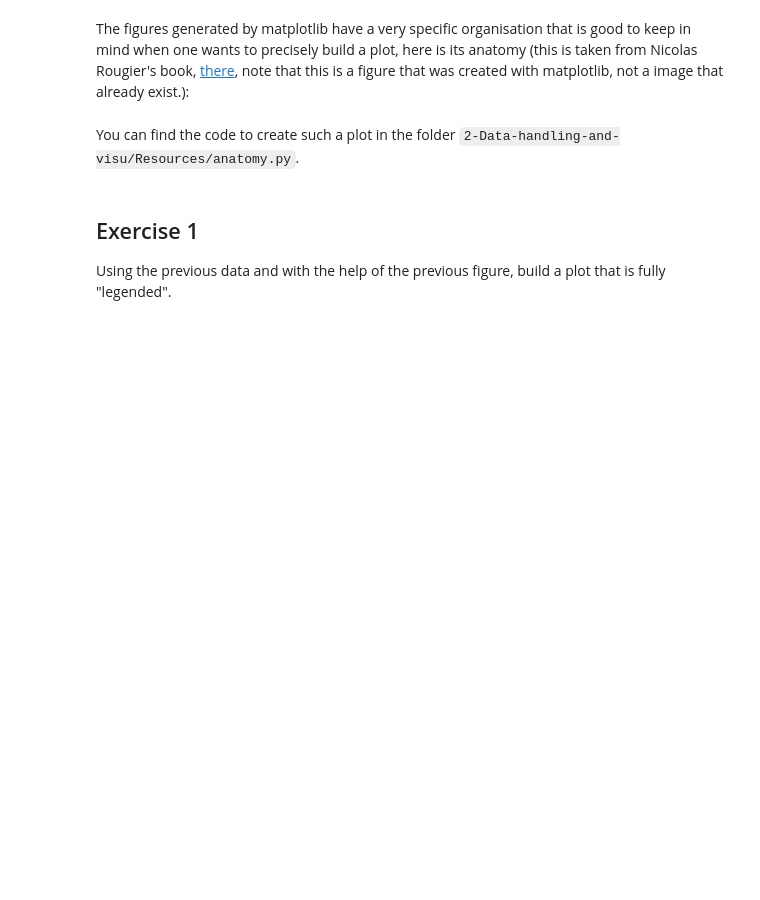
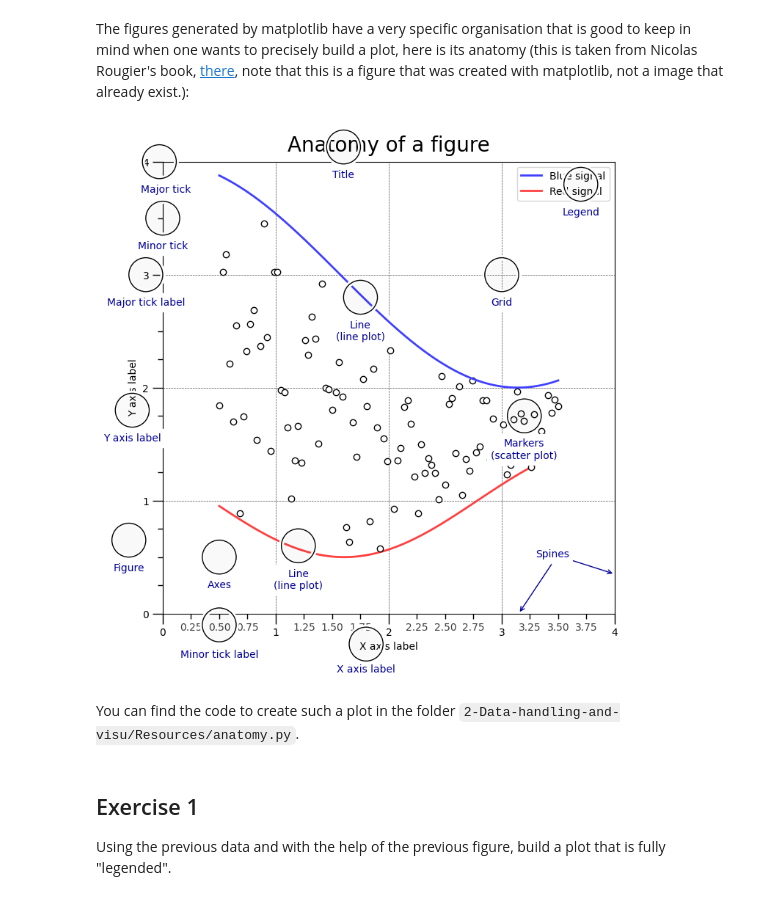
Before and after one commit to GuignardLab/CenTuri-Course, a Jupyter notebook: 2-Data-handling-and-visu/03-04-Figures-and-Subplots.ipynb, the cells around one changed output. Drawn from its saved outputs; the diff is of its cells as text; code cells hidden in the pictures; blank space fills up the shorter version.

```diff
--- a/2-Data-handling-and-visu/03-04-Figures-and-Subplots.ipynb
+++ b/2-Data-handling-and-visu/03-04-Figures-and-Subplots.ipynb
@@ -43,7 +52,10 @@ ax.set_ylabel("Values")
 # %% [markdown]
 The figures generated by matplotlib have a very specific organisation that is good to keep in mind when one wants to precisely build a plot, here is its anatomy (this is taken from Nicolas Rougier's book, [there](https://github.com/rougier/scientific-visualization-book/blob/master/code/anatomy/anatomy.py), note that this is a figure that was created with matplotlib, not a image that already exist.):
 # %%
-%run Resources/anatomy.py
+from centuri_course import run_anatomy
+run_anatomy()
+# %% [output]
+[figure, added]
 # %% [markdown]
 You can find the code to create such a plot in the folder `2-Data-handling-and-visu/Resources/anatomy.py`.
 # %% [markdown]
```
Also changed, not shown: parts of 10 cells of this notebook, 20 other files.
